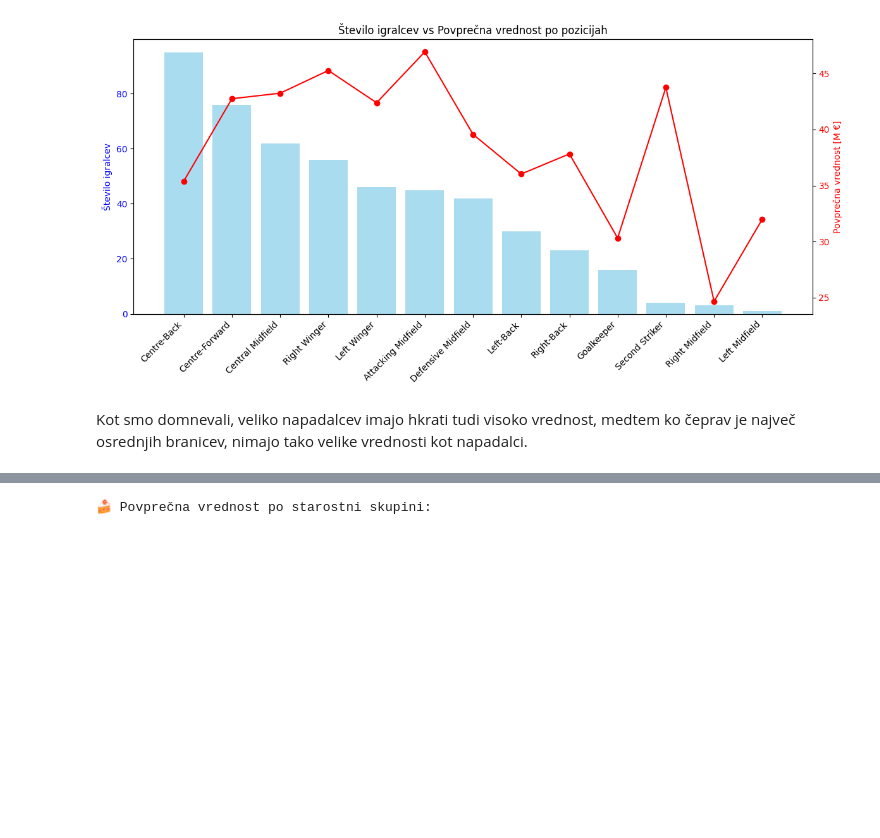
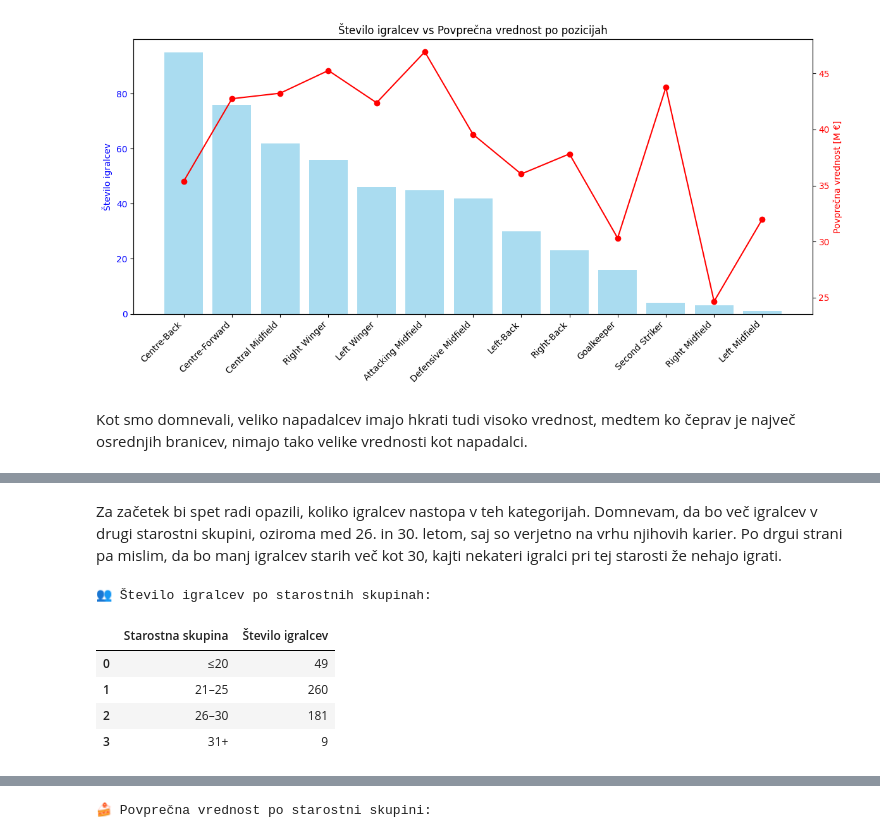
Before and after one commit to RiccardoLucerna/UVP-projektna, a Jupyter notebook: analiza_podatkov.ipynb, the cells around one changed output, grey strips where cells are left out. Cells and saved outputs as stored; diff of their text form; code cells hidden in the pictures; blank space fills up the shorter version.

```diff
--- a/analiza_podatkov.ipynb
+++ b/analiza_podatkov.ipynb
@@ -166,0 +173,22 @@ Kot smo domnevali, veliko napadalcev imajo hkrati tudi visoko vrednost, medtem k
+# %% [markdown]
+Za začetek bi spet radi opazili, koliko igralcev nastopa v teh kategorijah. Domnevam, da bo več igralcev v drugi starostni skupini, oziroma med 26. in 30. letom, saj so verjetno na vrhu njihovih karier. Po drgui strani pa mislim, da bo manj igralcev starih več kot 30, kajti nekateri igralci pri tej starosti že nehajo igrati.
+# %%
+bins = [0, 20, 25, 30, 100]
+labels = ["≤20", "21–25", "26–30", "31+"]
+
+osnovni_podatki['starostna_skupina'] = pd.cut(osnovni_podatki['starost'], bins=bins, labels=labels, right=True)
+
+starostna_porazdelitev = osnovni_podatki['starostna_skupina'].value_counts().reindex(labels)
+
+starostna_porazdelitev = starostna_porazdelitev.reset_index()
+starostna_porazdelitev.columns = ['Starostna skupina', 'Število igralcev']
+
+print("👥 Število igralcev po starostnih skupinah:")
+starostna_porazdelitev
+# %% [output]
+👥 Število igralcev po starostnih skupinah:
+|  | Starostna skupina | Število igralcev |
+| 0 | ≤20 | 49 |
+| 1 | 21–25 | 260 |
+| 2 | 26–30 | 181 |
+| 3 | 31+ | 9 |
```
Also changed, not shown: parts of 9 cells of this notebook.
